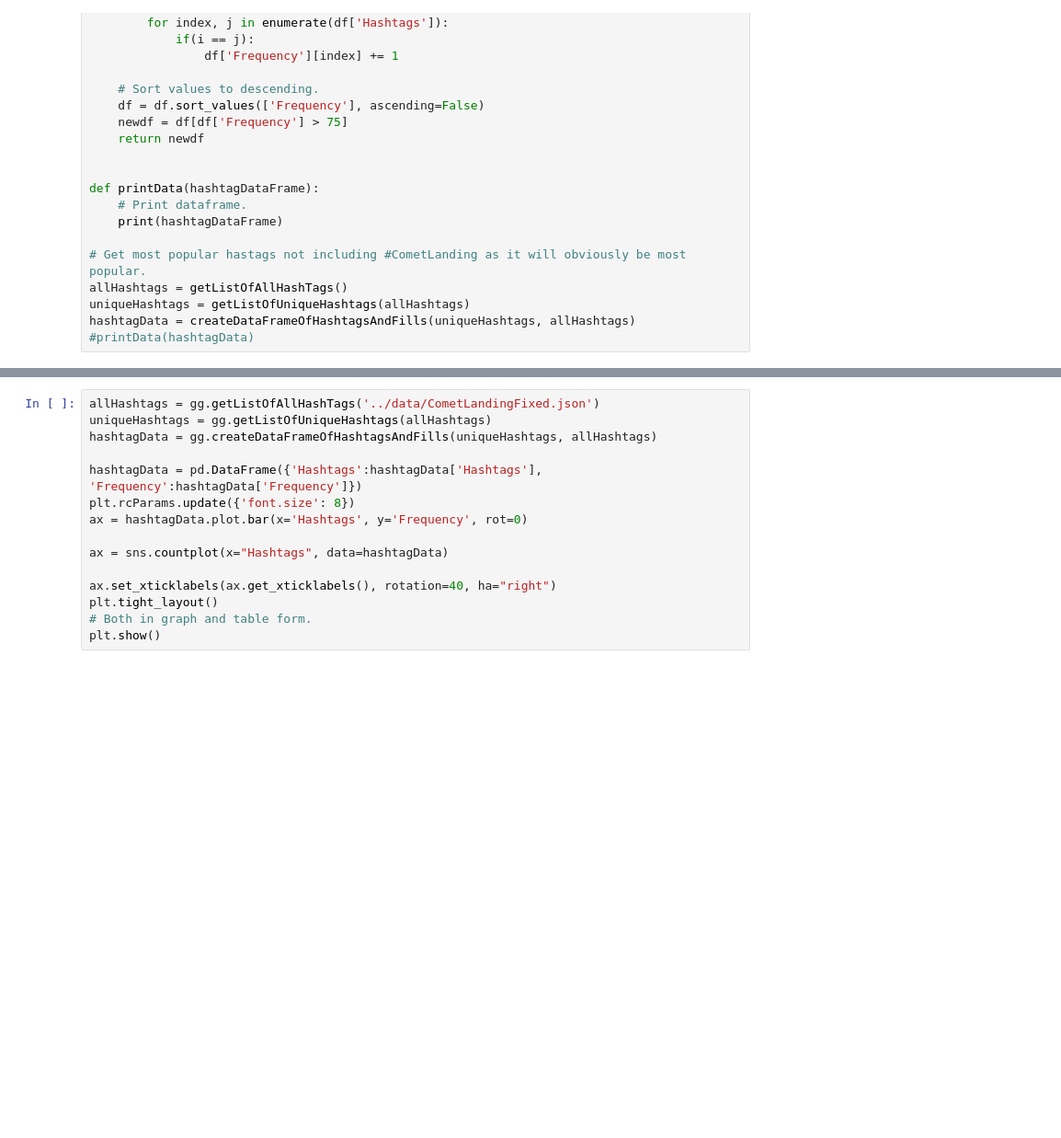
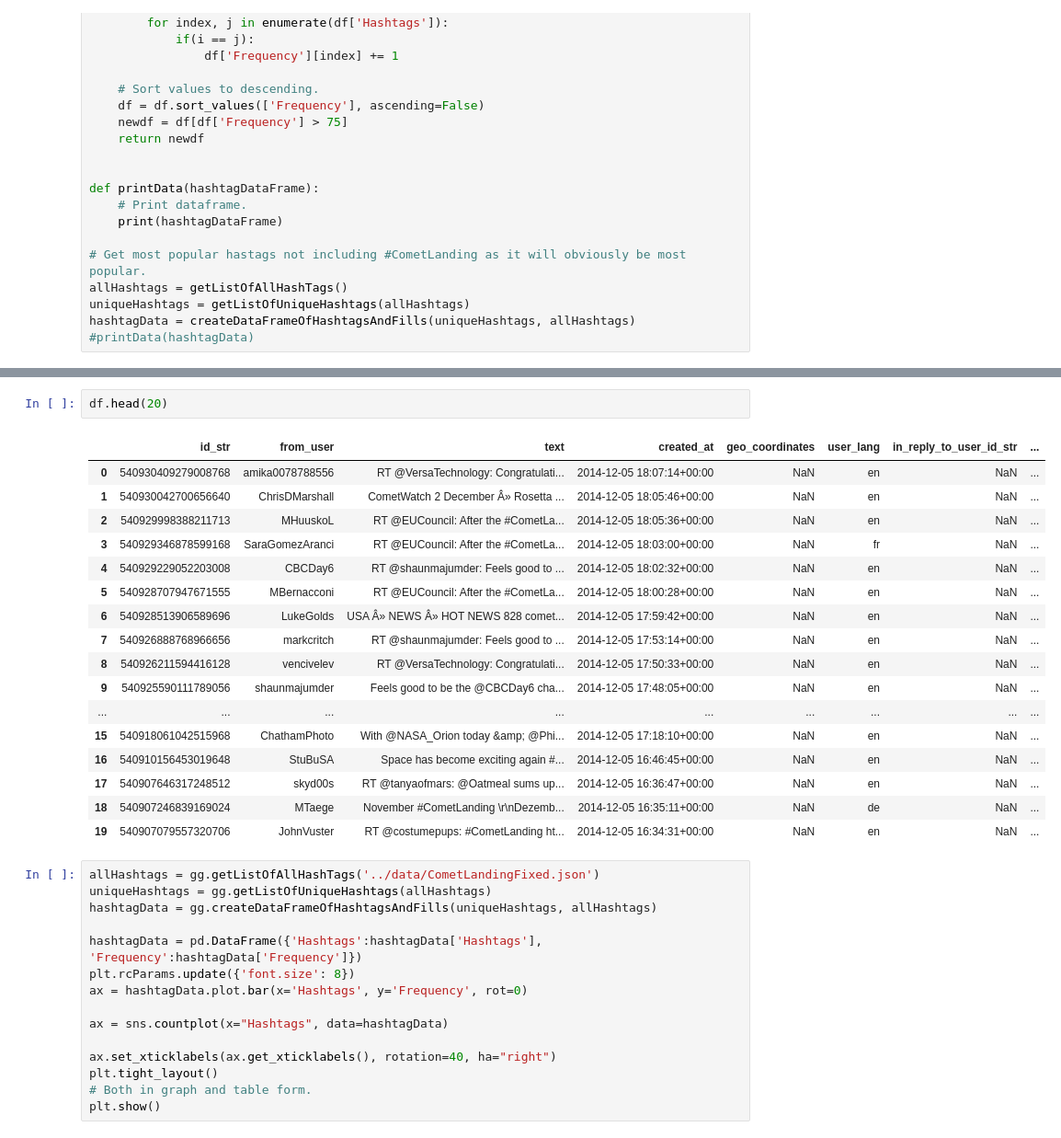
Before and after one commit to evannicholas/CS2006P, a Jupyter notebook: notebooks/self_testing.ipynb, the cells around one changed output, grey strips where cells are left out. Shown: that part at 92% size. Cells and saved outputs as stored; diff of their text form; blank space fills up the shorter version.

```diff
--- a/notebooks/self_testing.ipynb
+++ b/notebooks/self_testing.ipynb
@@ -1247,3 +1233,23 @@ df[df["retweet_user_id_str"].notna()]
+# %%
+df.head(20)
+# %% [output]
+|  | id_str | from_user | text | created_at | geo_coordinates | user_lang | in_reply_to_user_id_str | ... |
+| 0 | 540930409279008768 | amika0078788556 | RT @VersaTechnology: Congratulati... | 2014-12-05 18:07:14+00:00 | NaN | en | NaN | ... |
+| 1 | 540930042700656640 | ChrisDMarshall | CometWatch 2 December Â» Rosetta ... | 2014-12-05 18:05:46+00:00 | NaN | en | NaN | ... |
+| 2 | 540929998388211713 | MHuuskoL | RT @EUCouncil: After the #CometLa... | 2014-12-05 18:05:36+00:00 | NaN | en | NaN | ... |
+| 3 | 540929346878599168 | SaraGomezAranci | RT @EUCouncil: After the #CometLa... | 2014-12-05 18:03:00+00:00 | NaN | fr | NaN | ... |
+| 4 | 540929229052203008 | CBCDay6 | RT @shaunmajumder: Feels good to ... | 2014-12-05 18:02:32+00:00 | NaN | en | NaN | ... |
+| 5 | 540928707947671555 | MBernacconi | RT @EUCouncil: After the #CometLa... | 2014-12-05 18:00:28+00:00 | NaN | en | NaN | ... |
+| 6 | 540928513906589696 | LukeGolds | USA Â» NEWS Â» HOT NEWS 828 comet... | 2014-12-05 17:59:42+00:00 | NaN | en | NaN | ... |
+| 7 | 540926888768966656 | markcritch | RT @shaunmajumder: Feels good to ... | 2014-12-05 17:53:14+00:00 | NaN | en | NaN | ... |
+| 8 | 540926211594416128 | vencivelev | RT @VersaTechnology: Congratulati... | 2014-12-05 17:50:33+00:00 | NaN | en | NaN | ... |
+| 9 | 540925590111789056 | shaunmajumder | Feels good to be the @CBCDay6 cha... | 2014-12-05 17:48:05+00:00 | NaN | en | NaN | ... |
+| ... | ... | ... | ... | ... | ... | ... | ... | ... |
+| 15 | 540918061042515968 | ChathamPhoto | With @NASA_Orion today &amp; @Phi... | 2014-12-05 17:18:10+00:00 | NaN | en | NaN | ... |
+| 16 | 540910156453019648 | StuBuSA | Space has become exciting again #... | 2014-12-05 16:46:45+00:00 | NaN | en | NaN | ... |
+| 17 | 540907646317248512 | skyd00s | RT @tanyaofmars: @Oatmeal sums up... | 2014-12-05 16:36:47+00:00 | NaN | en | NaN | ... |
+| 18 | 540907246839169024 | MTaege | November #CometLanding \r\nDezemb... | 2014-12-05 16:35:11+00:00 | NaN | de | NaN | ... |
+| 19 | 540907079557320706 | JohnVuster | RT @costumepups: #CometLanding ht... | 2014-12-05 16:34:31+00:00 | NaN | en | NaN | ... |
 # %%
 allHashtags = gg.getListOfAllHashTags('../data/CometLandingFixed.json')
 uniqueHashtags = gg.getListOfUniqueHashtags(allHashtags)
```
Also changed, not shown: parts of 11 cells of this notebook, 2 other files.
